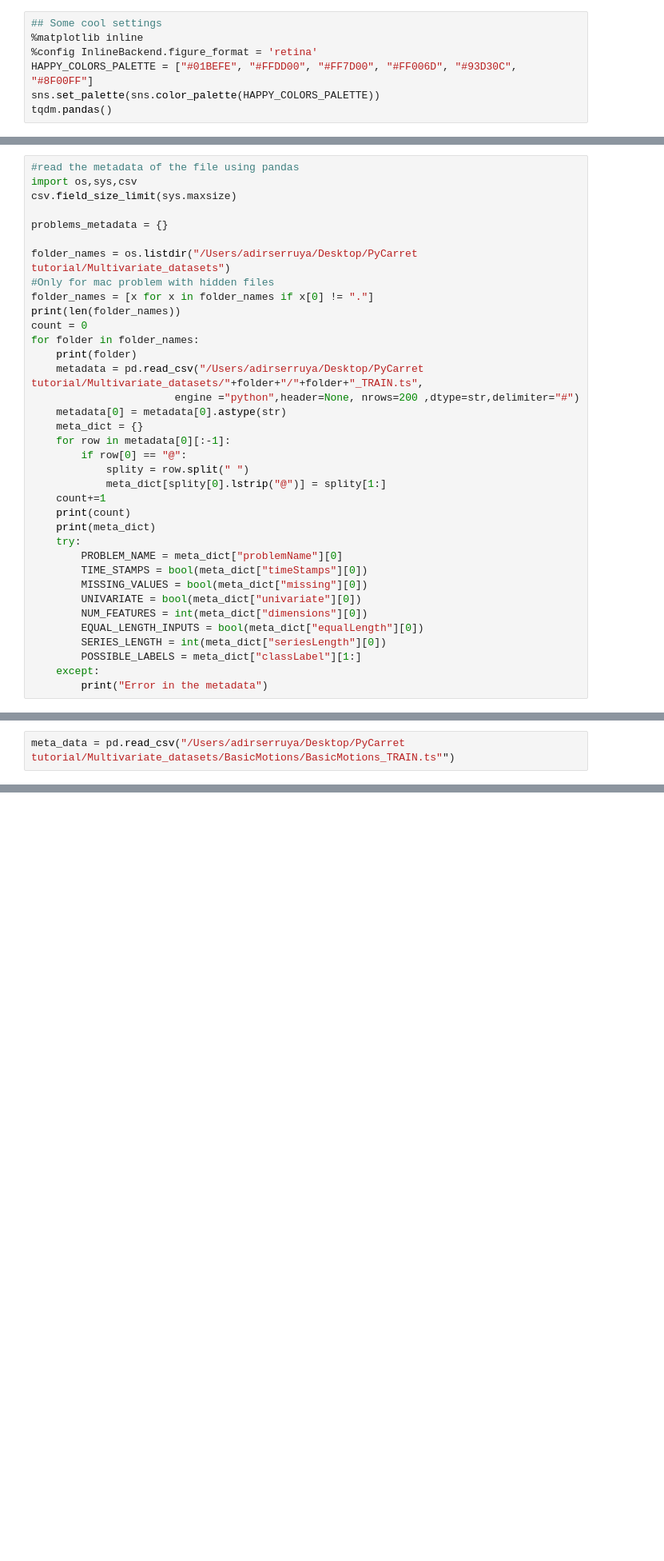
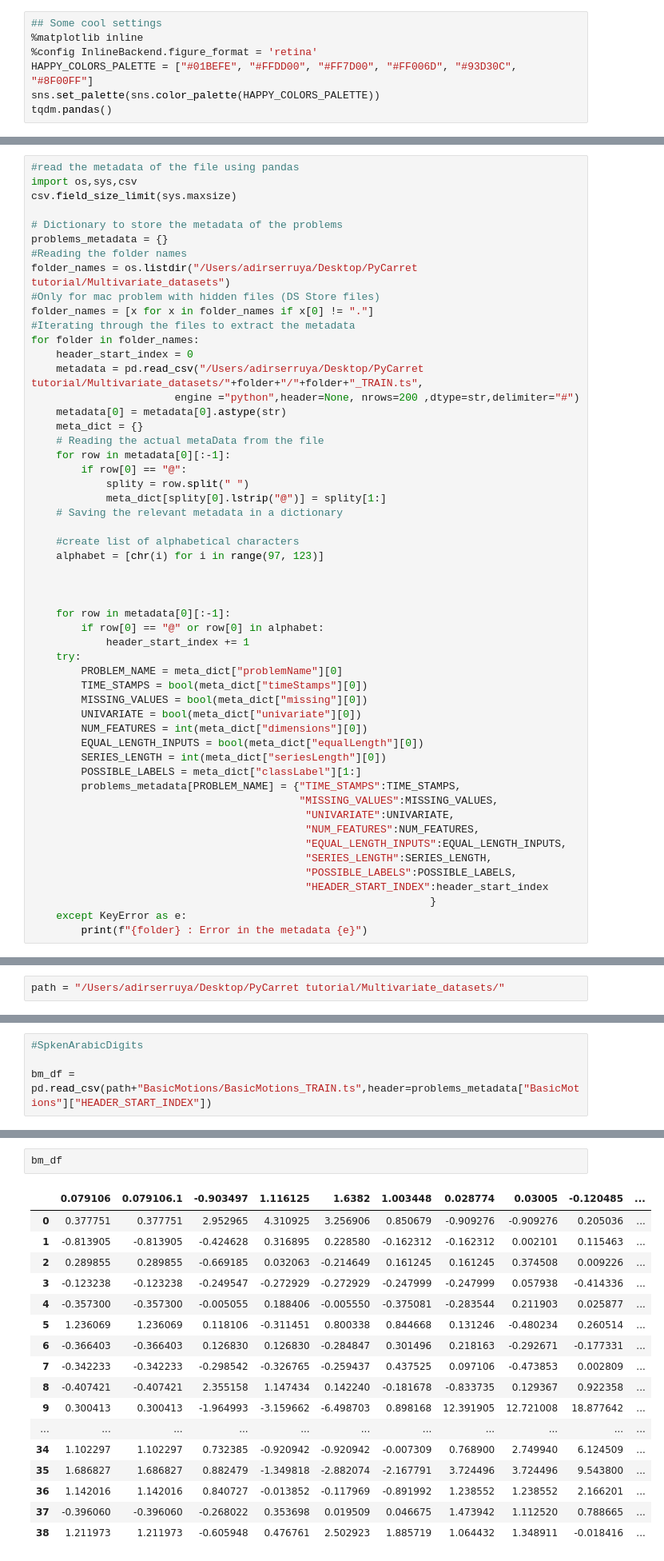
Before and after one commit to Adirser/pycaret-experimentation, a Jupyter notebook: pipeline_tutorial_neptune.ipynb, the cells around one changed output, grey strips where cells are left out. Shown at 80% size. Drawn from its saved outputs; the diff is of its cells as text; blank space fills up the shorter version.

```diff
--- a/pipeline_tutorial_neptune.ipynb
+++ b/pipeline_tutorial_neptune.ipynb
@@ -29,26 +17,34 @@ heartbeat_df = heartbeat_df.astype("float32")
 import os,sys,csv
 csv.field_size_limit(sys.maxsize)
 
+# Dictionary to store the metadata of the problems
 problems_metadata = {}
-
+#Reading the folder names
 folder_names = os.listdir("/Users/adirserruya/Desktop/PyCarret tutorial/Multivariate_datasets")
-#Only for mac problem with hidden files
+#Only for mac problem with hidden files (DS Store files)
 folder_names = [x for x in folder_names if x[0] != "."]
-print(len(folder_names))
-count = 0
+#Iterating through the files to extract the metadata
 for folder in folder_names:
-    print(folder)
+    header_start_index = 0
     metadata = pd.read_csv("/Users/adirserruya/Desktop/PyCarret tutorial/Multivariate_datasets/"+folder+"/"+folder+"_TRAIN.ts",
                        engine ="python",header=None, nrows=200 ,dtype=str,delimiter="#")
     metadata[0] = metadata[0].astype(str)
     meta_dict = {}
+    # Reading the actual metaData from the file
     for row in metadata[0][:-1]:
         if row[0] == "@":
             splity = row.split(" ")
             meta_dict[splity[0].lstrip("@")] = splity[1:]
-    count+=1
-    print(count)
-    print(meta_dict)
+    # Saving the relevant metadata in a dictionary
+
+    #create list of alphabetical characters
+    alphabet = [chr(i) for i in range(97, 123)]
+
+
+
+    for row in metadata[0][:-1]:
+        if row[0] == "@" or row[0] in alphabet:
+            header_start_index += 1
     try:
         PROBLEM_NAME = meta_dict["problemName"][0]
         TIME_STAMPS = bool(meta_dict["timeStamps"][0])
@@ -58,6 +54,15 @@ for folder in folder_names:
         EQUAL_LENGTH_INPUTS = bool(meta_dict["equalLength"][0])
         SERIES_LENGTH = int(meta_dict["seriesLength"][0])
         POSSIBLE_LABELS = meta_dict["classLabel"][1:]
-    except:
-        print("Error in the metadata")
+        problems_metadata[PROBLEM_NAME] = {"TIME_STAMPS":TIME_STAMPS,
+                                           "MISSING_VALUES":MISSING_VALUES,
+                                            "UNIVARIATE":UNIVARIATE,
+                                            "NUM_FEATURES":NUM_FEATURES,
+                                            "EQUAL_LENGTH_INPUTS":EQUAL_LENGTH_INPUTS,
+                                            "SERIES_LENGTH":SERIES_LENGTH,
+                                            "POSSIBLE_LABELS":POSSIBLE_LABELS,
+                                            "HEADER_START_INDEX":header_start_index
+                                                                }
+    except KeyError as e:
+        print(f"{folder} : Error in the metadata {e}")
 # %% [output]
@@ -163,2 +88,2 @@ metadata
 # %%
-meta_data = pd.read_csv("/Users/adirserruya/Desktop/PyCarret tutorial/Multivariate_datasets/BasicMotions/BasicMotions_TRAIN.ts"")
+path = "/Users/adirserruya/Desktop/PyCarret tutorial/Multivariate_datasets/"
@@ -168,0 +94,4 @@ basic_motion_df = pd.read_csv("/Users/adirserruya/Desktop/PyCarret tutorial/Mult
+# %%
+#SpkenArabicDigits
+
+bm_df = pd.read_csv(path+"BasicMotions/BasicMotions_TRAIN.ts",header=problems_metadata["BasicMotions"]["HEADER_START_INDEX"])
@@ -168,0 +109,20 @@ basic_motion_df = pd.read_csv("/Users/adirserruya/Desktop/PyCarret tutorial/Mult
+# %%
+bm_df
+# %% [output]
+|  | 0.079106 | 0.079106.1 | -0.903497 | 1.116125 | 1.6382 | 1.003448 | 0.028774 | 0.03005 | -0.120485 | ... |
+| 0 | 0.377751 | 0.377751 | 2.952965 | 4.310925 | 3.256906 | 0.850679 | -0.909276 | -0.909276 | 0.205036 | ... |
+| 1 | -0.813905 | -0.813905 | -0.424628 | 0.316895 | 0.228580 | -0.162312 | -0.162312 | 0.002101 | 0.115463 | ... |
+| 2 | 0.289855 | 0.289855 | -0.669185 | 0.032063 | -0.214649 | 0.161245 | 0.161245 | 0.374508 | 0.009226 | ... |
+| 3 | -0.123238 | -0.123238 | -0.249547 | -0.272929 | -0.272929 | -0.247999 | -0.247999 | 0.057938 | -0.414336 | ... |
+| 4 | -0.357300 | -0.357300 | -0.005055 | 0.188406 | -0.005550 | -0.375081 | -0.283544 | 0.211903 | 0.025877 | ... |
+| 5 | 1.236069 | 1.236069 | 0.118106 | -0.311451 | 0.800338 | 0.844668 | 0.131246 | -0.480234 | 0.260514 | ... |
+| 6 | -0.366403 | -0.366403 | 0.126830 | 0.126830 | -0.284847 | 0.301496 | 0.218163 | -0.292671 | -0.177331 | ... |
+| 7 | -0.342233 | -0.342233 | -0.298542 | -0.326765 | -0.259437 | 0.437525 | 0.097106 | -0.473853 | 0.002809 | ... |
+| 8 | -0.407421 | -0.407421 | 2.355158 | 1.147434 | 0.142240 | -0.181678 | -0.833735 | 0.129367 | 0.922358 | ... |
+| 9 | 0.300413 | 0.300413 | -1.964993 | -3.159662 | -6.498703 | 0.898168 | 12.391905 | 12.721008 | 18.877642 | ... |
+| ... | ... | ... | ... | ... | ... | ... | ... | ... | ... | ... |
+| 34 | 1.102297 | 1.102297 | 0.732385 | -0.920942 | -0.920942 | -0.007309 | 0.768900 | 2.749940 | 6.124509 | ... |
+| 35 | 1.686827 | 1.686827 | 0.882479 | -1.349818 | -2.882074 | -2.167791 | 3.724496 | 3.724496 | 9.543800 | ... |
+| 36 | 1.142016 | 1.142016 | 0.840727 | -0.013852 | -0.117969 | -0.891992 | 1.238552 | 1.238552 | 2.166201 | ... |
+| 37 | -0.396060 | -0.396060 | -0.268022 | 0.353698 | 0.019509 | 0.046675 | 1.473942 | 1.112520 | 0.788665 | ... |
+| 38 | 1.211973 | 1.211973 | -0.605948 | 0.476761 | 2.502923 | 1.885719 | 1.064432 | 1.348911 | -0.018416 | ... |
```
Also changed, not shown: parts of 26 cells of this notebook, 2 other files.
